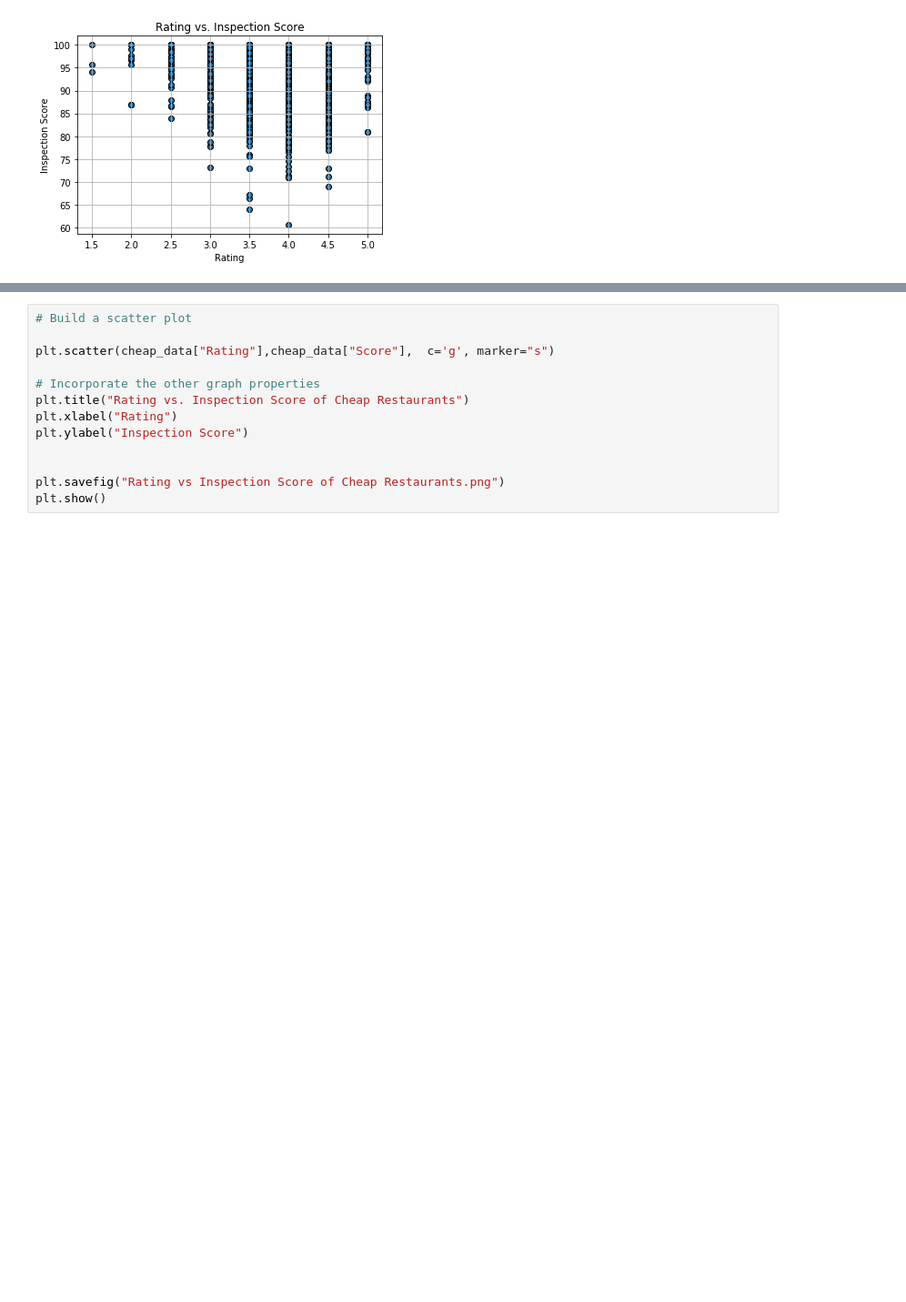
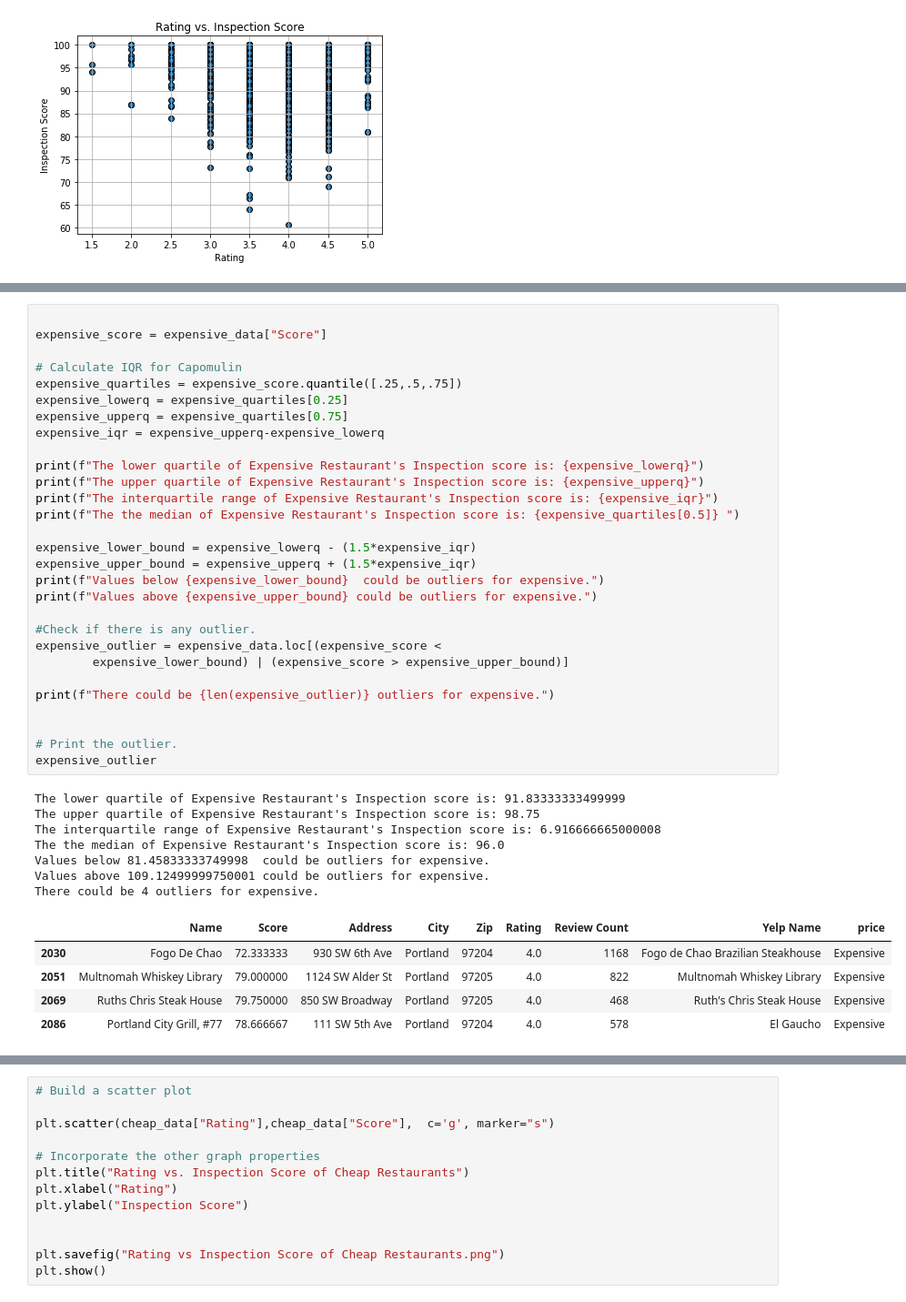
Before and after one commit to DCMilligan88/PriceVsHealth, a Jupyter notebook: analysis_project1.ipynb, the cells around one changed output, grey strips where cells are left out. Shown: that part at 91% size. Drawn from its saved outputs; the diff is of its cells as text; blank space fills up the shorter version.

```diff
--- a/analysis_project1.ipynb
+++ b/analysis_project1.ipynb
@@ -36,0 +51,42 @@ expensive_data = rest_data.loc[rest_data["price"] == "Expensive"]
+# %%
+
+expensive_score = expensive_data["Score"]
+
+# Calculate IQR for Capomulin
+expensive_quartiles = expensive_score.quantile([.25,.5,.75])
+expensive_lowerq = expensive_quartiles[0.25]
+expensive_upperq = expensive_quartiles[0.75]
+expensive_iqr = expensive_upperq-expensive_lowerq
+
+print(f"The lower quartile of Expensive Restaurant's Inspection score is: {expensive_lowerq}")
+print(f"The upper quartile of Expensive Restaurant's Inspection score is: {expensive_upperq}")
+print(f"The interquartile range of Expensive Restaurant's Inspection score is: {expensive_iqr}")
+print(f"The the median of Expensive Restaurant's Inspection score is: {expensive_quartiles[0.5]} ")
+
+expensive_lower_bound = expensive_lowerq - (1.5*expensive_iqr)
+expensive_upper_bound = expensive_upperq + (1.5*expensive_iqr)
+print(f"Values below {expensive_lower_bound}  could be outliers for expensive.")
+print(f"Values above {expensive_upper_bound} could be outliers for expensive.")
+
+#Check if there is any outlier.
+expensive_outlier = expensive_data.loc[(expensive_score <
+        expensive_lower_bound) | (expensive_score > expensive_upper_bound)]
+
+print(f"There could be {len(expensive_outlier)} outliers for expensive.")
+
+
+# Print the outlier.
+expensive_outlier
+# %% [output]
+The lower quartile of Expensive Restaurant's Inspection score is: 91.83333333499999
+The upper quartile of Expensive Restaurant's Inspection score is: 98.75
+The interquartile range of Expensive Restaurant's Inspection score is: 6.916666665000008
+The the median of Expensive Restaurant's Inspection score is: 96.0
+Values below 81.45833333749998  could be outliers for expensive.
+Values above 109.12499999750001 could be outliers for expensive.
+There could be 4 outliers for expensive.
+|  | Name | Score | Address | City | Zip | Rating | Review Count | Yelp Name | price |
+| 2030 | Fogo De Chao | 72.333333 | 930 SW 6th Ave | Portland | 97204 | 4.0 | 1168 | Fogo de Chao Brazilian Steakhouse | Expensive |
+| 2051 | Multnomah Whiskey Library | 79.000000 | 1124 SW Alder St | Portland | 97205 | 4.0 | 822 | Multnomah Whiskey Library | Expensive |
+| 2069 | Ruths Chris Steak House | 79.750000 | 850 SW Broadway | Portland | 97205 | 4.0 | 468 | Ruth's Chris Steak House | Expensive |
+| 2086 | Portland City Grill, #77 | 78.666667 | 111 SW 5th Ave | Portland | 97204 | 4.0 | 578 | El Gaucho | Expensive |
```
Also changed, not shown: parts of 6 cells of this notebook, 1 other file.
